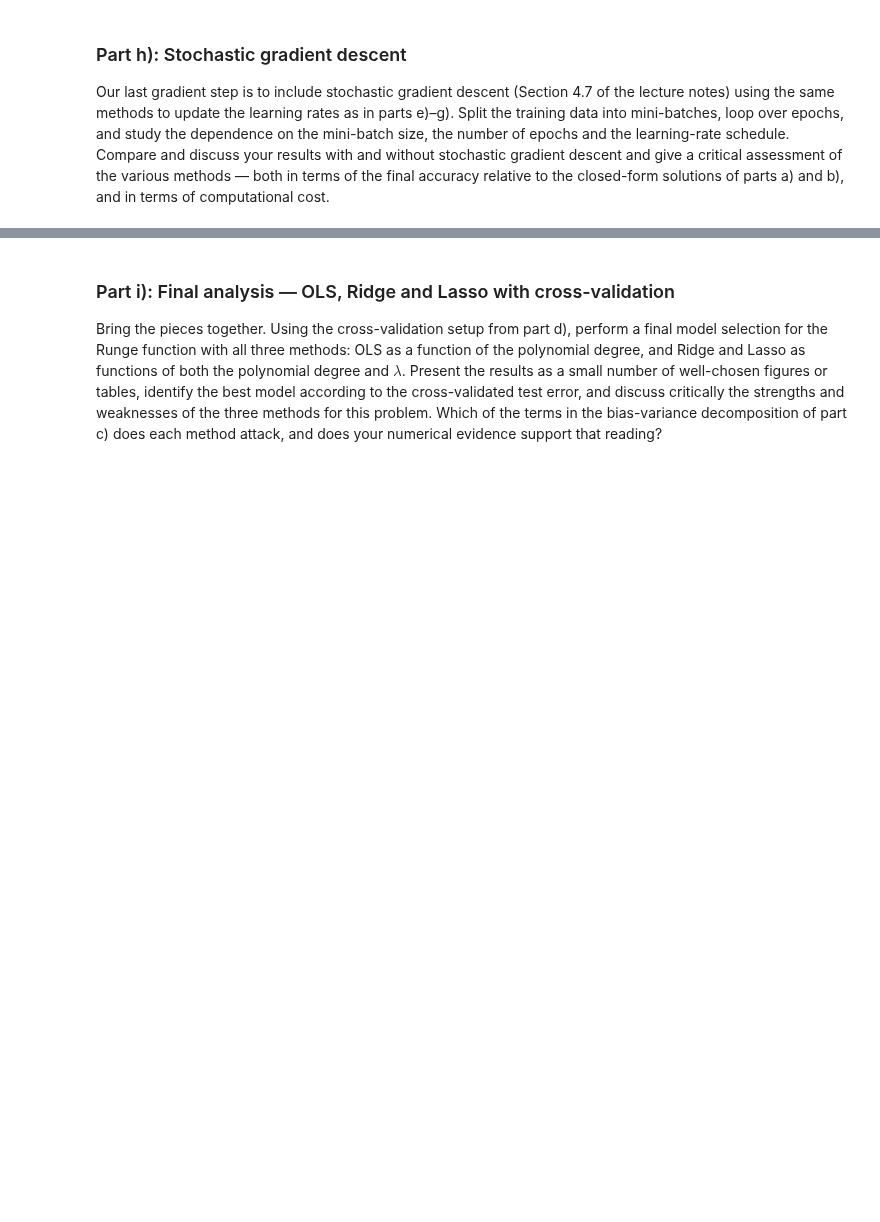
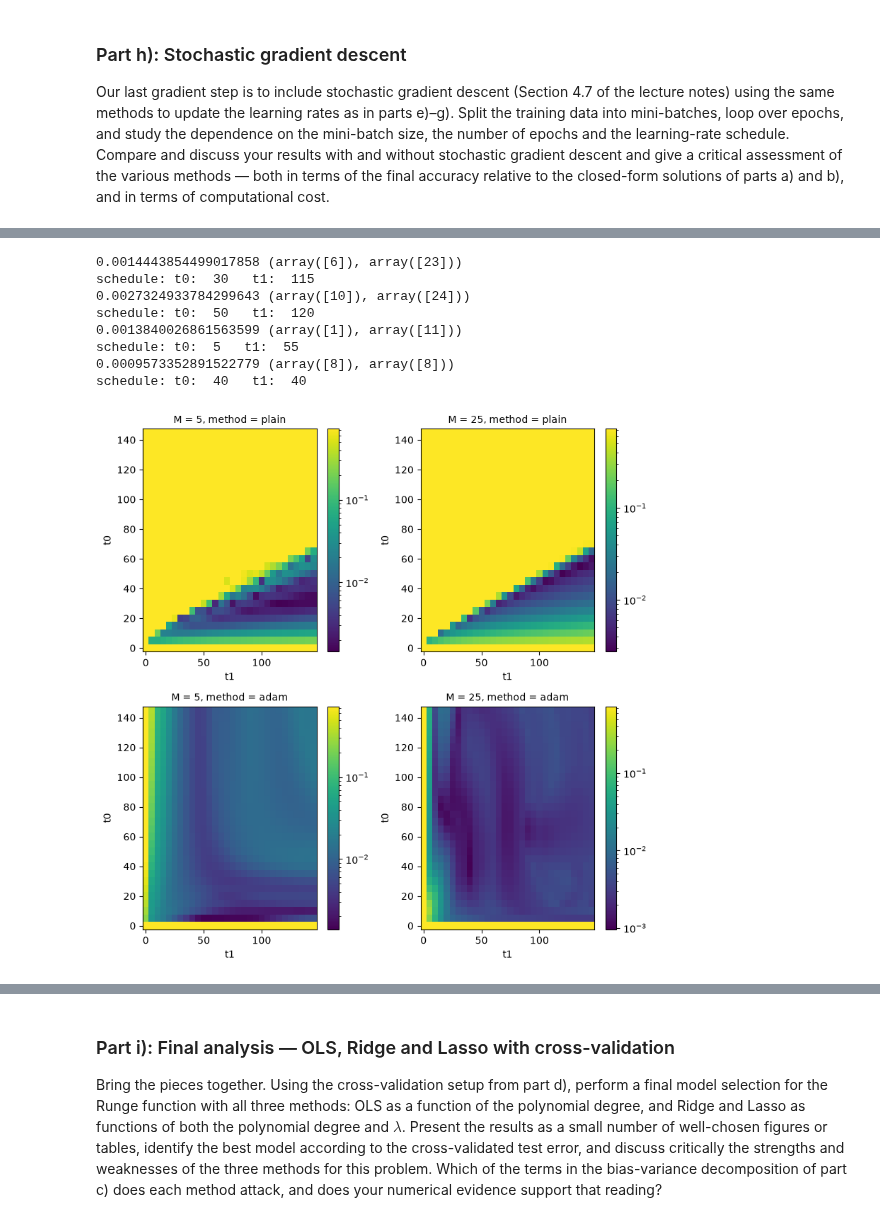
Before and after one commit to lukasMK01/FYS-STK4155, a Jupyter notebook: project_1/wip_project1.ipynb, the cells around one changed output, grey strips where cells are left out. Drawn from its saved outputs; the diff is of its cells as text; code cells hidden in the pictures; blank space fills up the shorter version.

Commit message:
clean code + schedules

```diff
--- a/project_1/wip_project1.ipynb
+++ b/project_1/wip_project1.ipynb
@@ -712,11 +732,11 @@ jax.config.update("jax_enable_x64", True)   # 64-bit floats, as in numpy
 def cost_ols(theta, X, y):
     return jnp.mean((y - X @ theta)**2)
 
-def cost_ridge(theta, X, y, lmbda):
-    return jnp.mean((y - X @ theta)**2) + lmbda * jnp.sum(theta**2)
+def cost_ridge(theta, X, y, lam):
+    return jnp.mean((y - X @ theta)**2) + lam * jnp.sum(theta**2)
 
-def cost_lasso(theta, X, y, lmbda):
-    return jnp.mean((y - X @ theta)**2) + lmbda * jnp.sum(jnp.abs(theta))
+def cost_lasso(theta, X, y, lam):
+    return jnp.mean((y - X @ theta)**2) + lam * jnp.sum(jnp.abs(theta))
 
 
 
@@ -730,11 +750,11 @@ theta0 = rng.normal(size=X.shape[1])
 
 #Computing the gradients in two ways: analytically and by automatic differentiation
 
-# gradients by automatic differentiation (with respect to argument 0 = theta)
+# Gradients by automatic differentiation (with respect to argument 0 = theta)
 grad_ols_ad = jax.grad(cost_ols)
 grad_ridge_ad = jax.grad(cost_ridge)
 
-# the same gradients by hand
+# The same gradients by hand
 grad_ols_analytic = 2.0 / len(y) * X.T @ (X @ theta0 - y)
 grad_ridge_analytic = grad_ols_analytic + 2.0 * lmbda * theta0
 
@@ -742,7 +762,7 @@ grad_ridge_analytic = grad_ols_analytic + 2.0 * lmbda * theta0
 print("OLS   max |AD - analytic| =", np.max(np.abs(grad_ols_ad(theta0, X, y) - grad_ols_analytic)))
 print("Ridge max |AD - analytic| =", np.max(np.abs(grad_ridge_ad(theta0, X, y, lmbda) - grad_ridge_analytic)))
 
-# the largest safe learning rate for plain gradient descent: eta < 2 / lambda_max(Hessian)
+# The largest safe learning rate for plain gradient descent: eta < 2 / lambda_max(Hessian)
 H = 2.0 / len(y) * X.T @ X
 print("eta_max for OLS  =", 2.0 / np.linalg.eigvalsh(H).max())
 # %% [output]
@@ -1752,0 +1708,62 @@ for M in (1, 5, 25, n):
+# %%
+# Looping over different t0 and t1 to find the best schedule for different batch sizes M and selected methods (plain, adam):
+import matplotlib
+
+M_scheds = {
+    "plain": {
+        5: (0, 0),
+        25: (0, 0),
+    },
+    "adam": {
+        5: (0, 0),
+        25: (0, 0),
+    }
+}
+
+t0s = np.arange(0, 150, 5)
+t1s = np.arange(0, 150, 5)
+
+theta_cf = closed_form(X, y,lam=optimiser_dict["lmbdas"]["Ridge"])
+
+fig, axes = plt.subplots(2,2, figsize=(8, 8))
+for M, ax, method in zip((5,25,5,25), axes.flatten(),("plain","plain","adam","adam")):
+    heatmap = np.zeros((len(t0s), len(t1s)))
+
+    gamma = optimiser_dict[method]["Ridge"]
+
+    ii = 0
+    for t0 in t0s:
+        jj = 0
+        for t1 in t1s:
+            sched = (t0, t1)
+
+            hist = sgd(X, y, n_epochs=100, batch_size=M, schedule=sched,gamma=gamma,method=method,lam=optimiser_dict["lmbdas"]["Ridge"])
+            d = np.linalg.norm(hist - theta_cf, axis=1)
+
+            heatmap[ii, jj] = d.min()# if (d < toldist).any() else np.nan
+            jj += 1
+        ii += 1
+
+    cm = ax.pcolormesh(t1s,t0s,heatmap, cmap="viridis",norm=matplotlib.colors.LogNorm())
+    ax.set_xlabel(r"t1")
+    ax.set_ylabel(f"t0")
+    ax.set_title(f"M = {M}, method = {method}", fontsize=10)
+    plt.colorbar(cm,)
+
+    print(heatmap.min(), np.where(heatmap == heatmap.min()))  # minimum distance and its location in the heatmap
+    print("schedule: t0: ", t0s[np.where(heatmap == heatmap.min())[0][0]], "  t1: ", t1s[np.where(heatmap == heatmap.min())[1][0]])
+
+    M_scheds[method][M] = (int(t0s[np.where(heatmap == heatmap.min())[0][0]]), int(t1s[np.where(heatmap == heatmap.min())[1][0]]))
+
+fig.tight_layout()
+plt.show()
+# %% [output]
+0.0014443854499017858 (array([6]), array([23]))
+schedule: t0:  30   t1:  115
+0.0027324933784299643 (array([10]), array([24]))
+schedule: t0:  50   t1:  120
+0.0013840026861563599 (array([1]), array([11]))
+schedule: t0:  5   t1:  55
+0.0009573352891522779 (array([8]), array([8]))
+schedule: t0:  40   t1:  40
+[figure, added]
```
Also changed, not shown: parts of 16 cells of this notebook.
